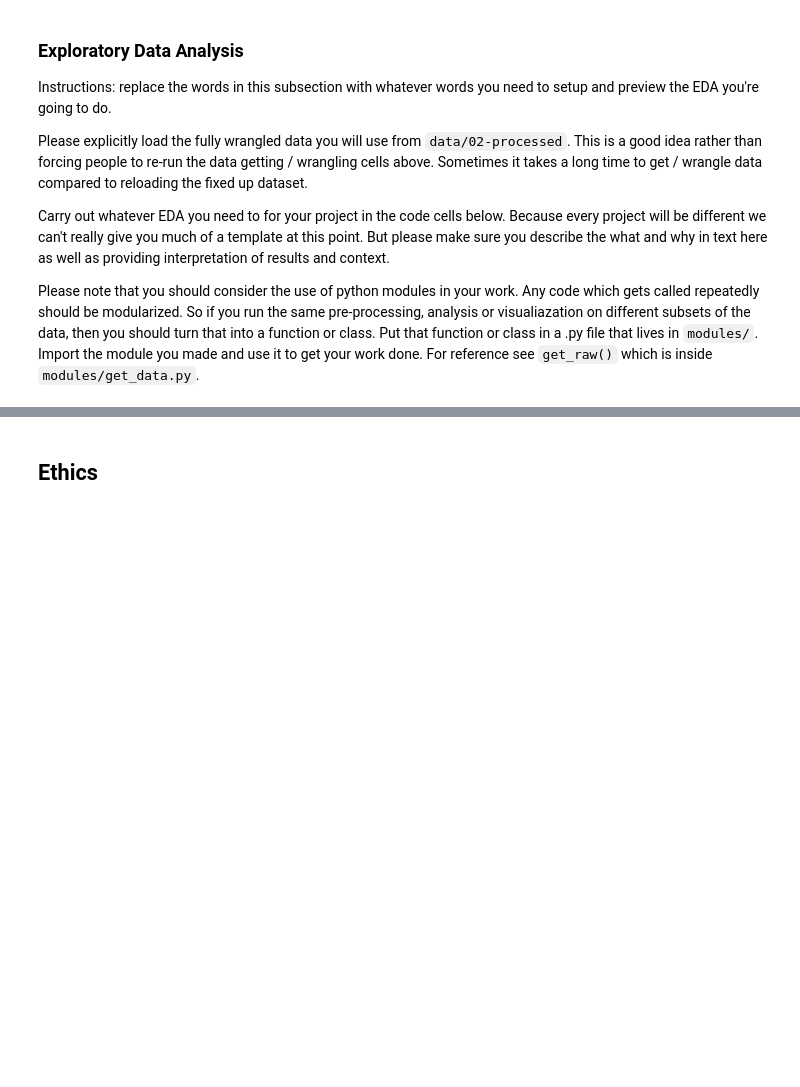
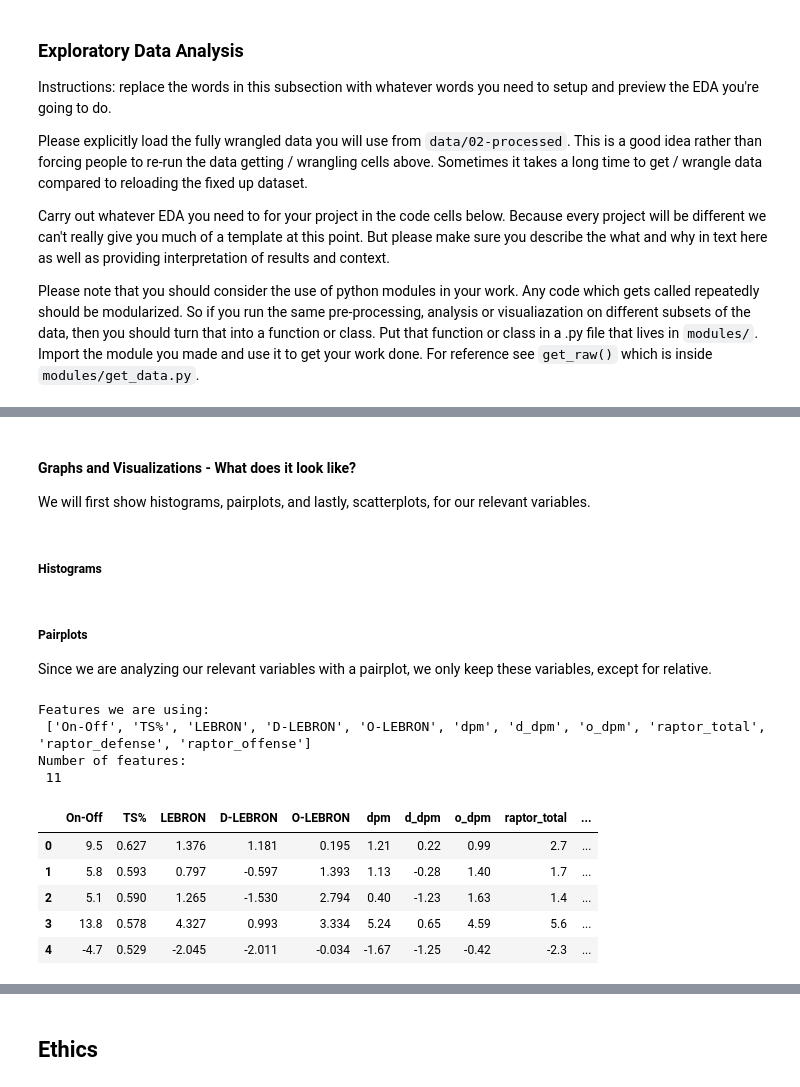
Before and after one commit to COGS108/Group135_WI26, a Jupyter notebook: 02-EDACheckpoint.ipynb, the cells around one changed output, grey strips where cells are left out. Cells and saved outputs as stored; diff of their text form; code cells hidden in the pictures; blank space fills up the shorter version.

```diff
--- a/02-EDACheckpoint.ipynb
+++ b/02-EDACheckpoint.ipynb
@@ -820,0 +827,6 @@ ValueError: could not convert string to float: 'mikal bridges'
+# %% [markdown]
+#### Graphs and Visualizations - What does it look like?
+
+We will first show histograms, pairplots, and lastly, scatterplots, for our relevant variables.
+# %% [markdown]
+##### Histograms
@@ -820,0 +835,24 @@ ValueError: could not convert string to float: 'mikal bridges'
+# %% [markdown]
+##### Pairplots
+
+Since we are analyzing our relevant variables with a pairplot, we only keep these variables, except for relative.
+# %%
+features = final_result.columns
+features = features.tolist()
+remove = ["Player", "Season", "height_inches", "wingspan_inches", "relative", "MP", "G"]
+features=[feature for feature in features if feature not in remove]
+print(f"Features we are using:\n {features}")
+print(f"Number of features:\n {len(features)}")
+fr_feature = final_result[features]
+fr_feature.head()
+# %% [output]
+Features we are using:
+ ['On-Off', 'TS%', 'LEBRON', 'D-LEBRON', 'O-LEBRON', 'dpm', 'd_dpm', 'o_dpm', 'raptor_total', 'raptor_defense', 'raptor_offense']
+Number of features:
+ 11
+|  | On-Off | TS% | LEBRON | D-LEBRON | O-LEBRON | dpm | d_dpm | o_dpm | raptor_total | ... |
+| 0 | 9.5 | 0.627 | 1.376 | 1.181 | 0.195 | 1.21 | 0.22 | 0.99 | 2.7 | ... |
+| 1 | 5.8 | 0.593 | 0.797 | -0.597 | 1.393 | 1.13 | -0.28 | 1.40 | 1.7 | ... |
+| 2 | 5.1 | 0.590 | 1.265 | -1.530 | 2.794 | 0.40 | -1.23 | 1.63 | 1.4 | ... |
+| 3 | 13.8 | 0.578 | 4.327 | 0.993 | 3.334 | 5.24 | 0.65 | 4.59 | 5.6 | ... |
+| 4 | -4.7 | 0.529 | -2.045 | -2.011 | -0.034 | -1.67 | -1.25 | -0.42 | -2.3 | ... |
```
Also changed, not shown: parts of 14 cells of this notebook, 1 other file.
